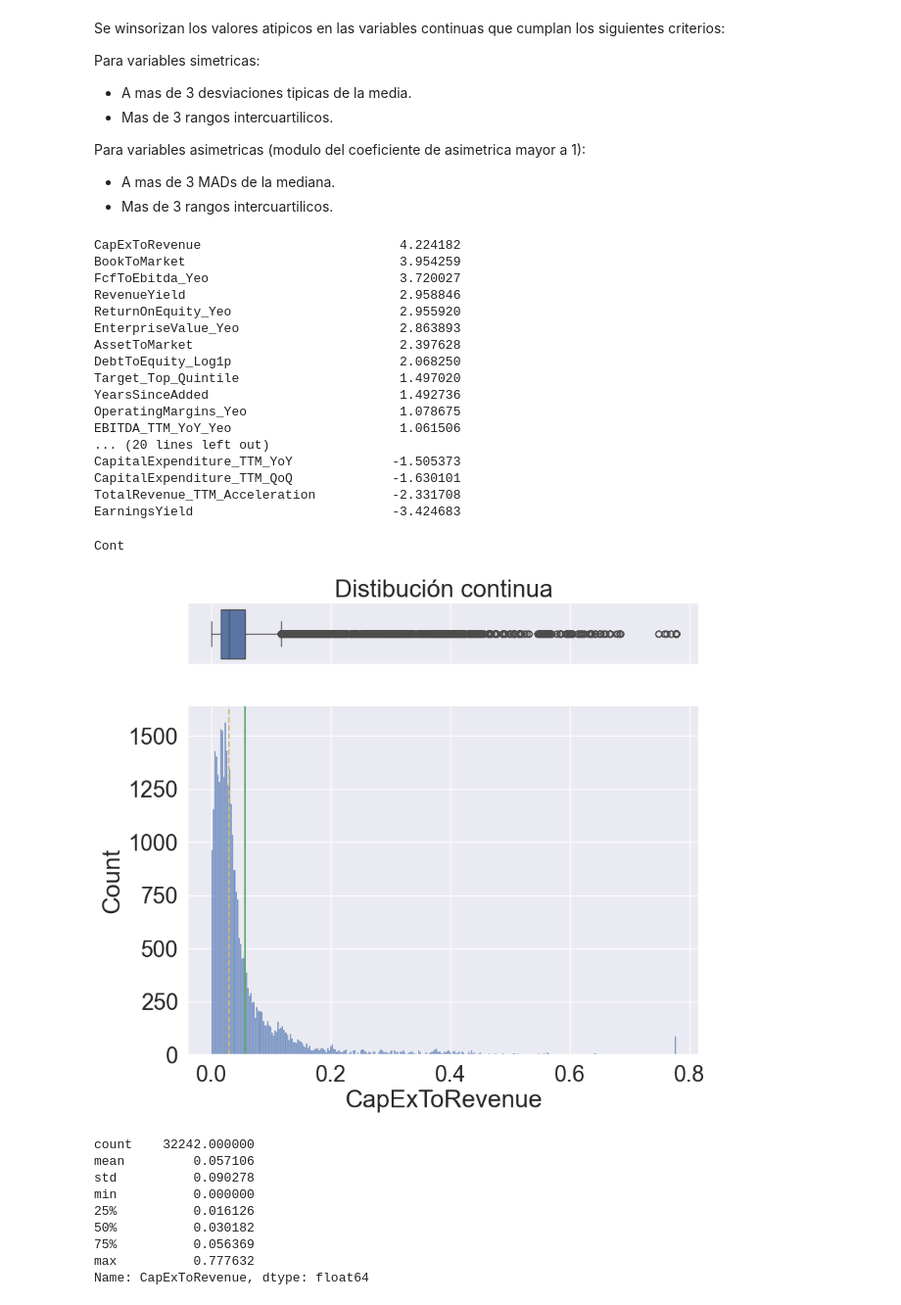
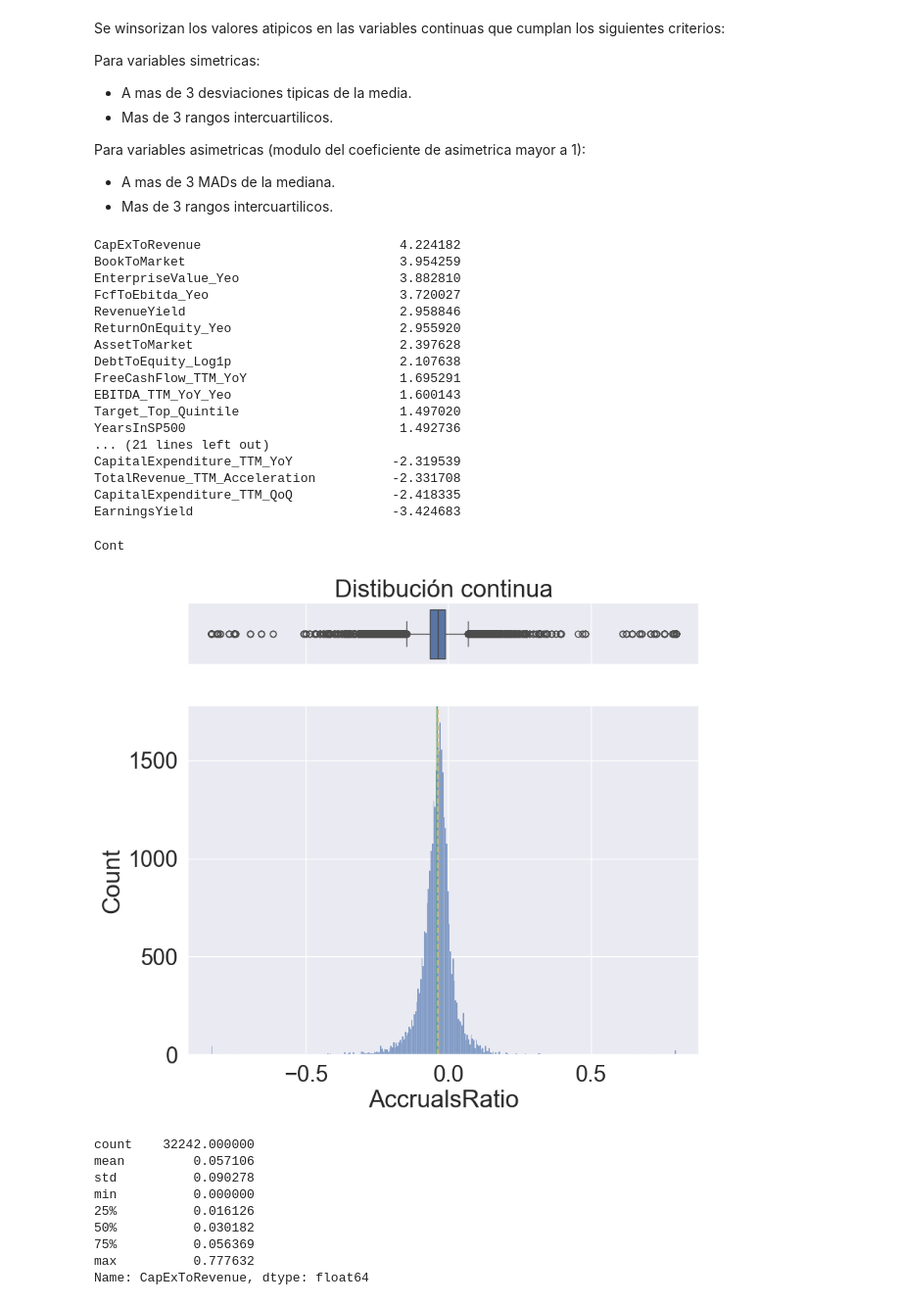
Before and after one commit to sebakremis/FinDataMining, a Jupyter notebook: 02_Notebook_Transformacion.ipynb, the cells around one changed output. Shown at 98% size. Cells and saved outputs as stored; diff of their text form; code cells hidden in the pictures.

```diff
--- a/02_Notebook_Transformacion.ipynb
+++ b/02_Notebook_Transformacion.ipynb
@@ -759,7 +762,9 @@ tuplas_clipping = [
     ('RevenueYield', -2.0),
     ('TotalRevenue_TTM_Acceleration', -2.0),
     ('TotalRevenue_TTM_Acceleration', 2.0),
-    ('CapExToRevenue', 1.0)
+    ('CapExToRevenue', 1.0),
+    ('AccrualsRatio', -1.0),
+    ('AccrualsRatio', 1.0),
     ]
 for col, limit in tuplas_clipping:
     df_transformed = aplicar_clipping(df_transformed, columna=col, limite = limit)
@@ -808,28 +813,28 @@ mostrar_asimetrias(df_winsor)
 # %% [output]
 CapExToRevenue                          4.224182
 BookToMarket                            3.954259
+EnterpriseValue_Yeo                     3.882810
 FcfToEbitda_Yeo                         3.720027
 RevenueYield                            2.958846
 ReturnOnEquity_Yeo                      2.955920
-EnterpriseValue_Yeo                     2.863893
 AssetToMarket                           2.397628
-DebtToEquity_Log1p                      2.068250
+DebtToEquity_Log1p                      2.107638
+FreeCashFlow_TTM_YoY                    1.695291
+EBITDA_TTM_YoY_Yeo                      1.600143
 Target_Top_Quintile                     1.497020
-YearsSinceAdded                         1.492736
-OperatingMargins_Yeo                    1.078675
-EBITDA_TTM_YoY_Yeo                      1.061506
-... (20 lines left out)
-CapitalExpenditure_TTM_YoY             -1.505373
-CapitalExpenditure_TTM_QoQ             -1.630101
+YearsInSP500                            1.492736
+... (21 lines left out)
+CapitalExpenditure_TTM_YoY             -2.319539
 TotalRevenue_TTM_Acceleration          -2.331708
+CapitalExpenditure_TTM_QoQ             -2.418335
 EarningsYield                          -3.424683
 # %%
 # Visualizar cambios
-columna_a_graficar = 'CapExToRevenue' # indicar columna a graficar
+columna_a_graficar = 'AccrualsRatio' # indicar columna a graficar
 graficar(df_winsor[columna_a_graficar])
 # %% [output]
 Cont
-[figure, old version]
+[figure, new version]
 # %%
 df_winsor['CapExToRevenue'].describe().T
 # %% [output]
```
Also changed, not shown: parts of 16 cells of this notebook, 4 other files.
